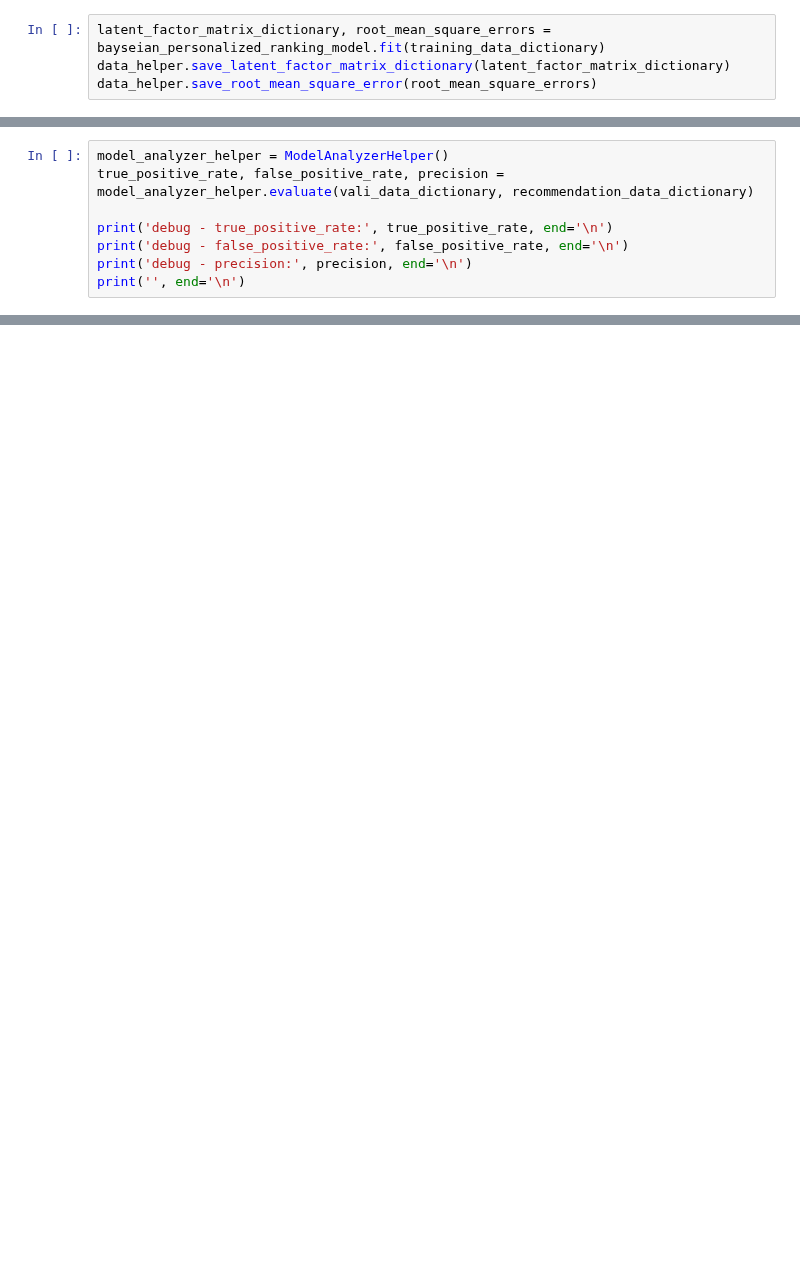
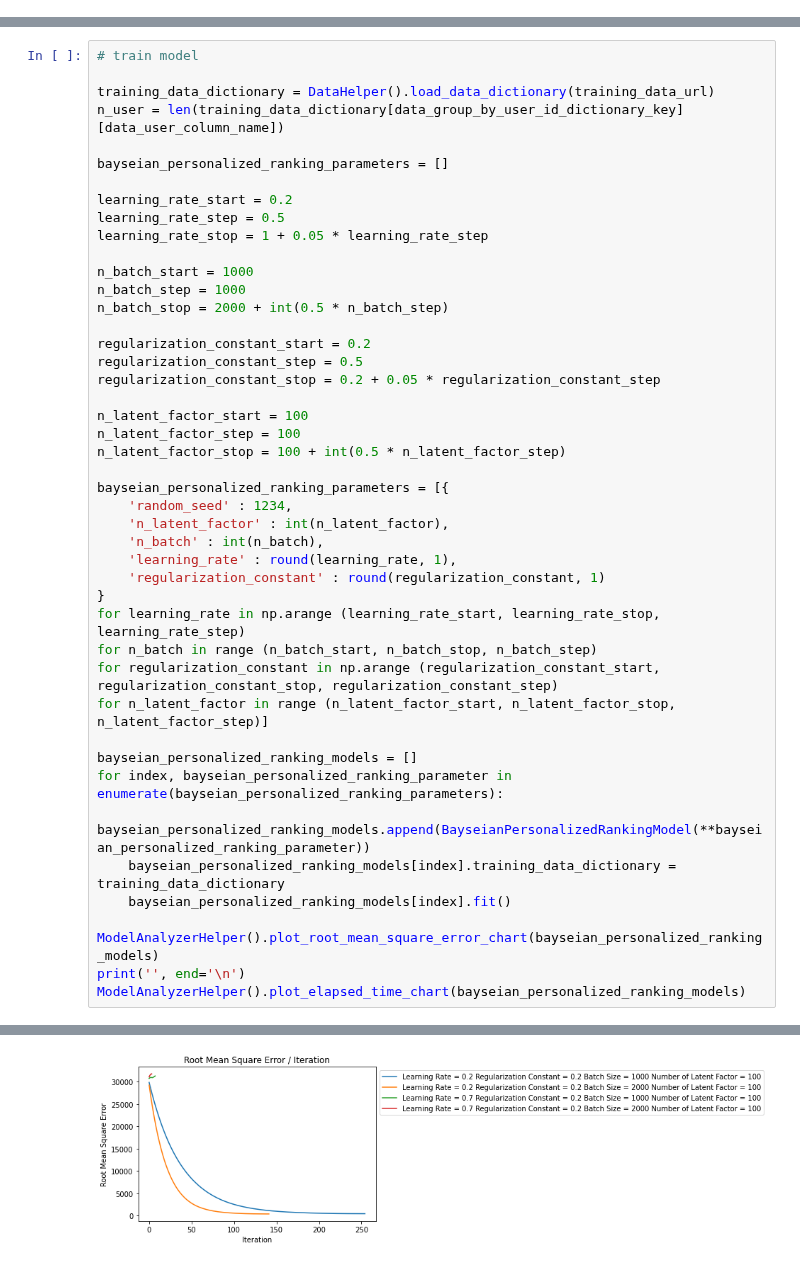
Before and after one commit to samohtwal/Bayesian-Personalized-Ranking, a Jupyter notebook: Bayesian_Personalized_Ranking.ipynb, the cells around one changed output, grey strips where cells are left out. Saved outputs shown, nothing was run; the diff lists cells and outputs as text; blank space fills up the shorter version.

```diff
--- a/Bayesian_Personalized_Ranking.ipynb
+++ b/Bayesian_Personalized_Ranking.ipynb
@@ -370,4 +312,0 @@ training_data_dictionary = data_helper.load_raw_data_dictionary(training_data_ur
-# %%
-latent_factor_matrix_dictionary, root_mean_square_errors = bayseian_personalized_ranking_model.fit(training_data_dictionary)
-data_helper.save_latent_factor_matrix_dictionary(latent_factor_matrix_dictionary)
-data_helper.save_root_mean_square_error(root_mean_square_errors)
@@ -442,8 +312,0 @@ KeyboardInterrupt: ignored
-# %%
-model_analyzer_helper = ModelAnalyzerHelper()
-true_positive_rate, false_positive_rate, precision = model_analyzer_helper.evaluate(vali_data_dictionary, recommendation_data_dictionary)
-
-print('debug - true_positive_rate:', true_positive_rate, end='\n')
-print('debug - false_positive_rate:', false_positive_rate, end='\n')
-print('debug - precision:', precision, end='\n')
-print('', end='\n')
@@ -468,0 +499,46 @@ KeyboardInterrupt: ignored
+# %%
+# train model
+
+training_data_dictionary = DataHelper().load_data_dictionary(training_data_url)
+n_user = len(training_data_dictionary[data_group_by_user_id_dictionary_key][data_user_column_name])
+
+bayseian_personalized_ranking_parameters = []
+
+learning_rate_start = 0.2
+learning_rate_step = 0.5
+learning_rate_stop = 1 + 0.05 * learning_rate_step
+
+n_batch_start = 1000
+n_batch_step = 1000
+n_batch_stop = 2000 + int(0.5 * n_batch_step)
+
+regularization_constant_start = 0.2
+regularization_constant_step = 0.5
+regularization_constant_stop = 0.2 + 0.05 * regularization_constant_step
+
+n_latent_factor_start = 100
+n_latent_factor_step = 100
+n_latent_factor_stop = 100 + int(0.5 * n_latent_factor_step)
+
+bayseian_personalized_ranking_parameters = [{
+    'random_seed' : 1234,
+    'n_latent_factor' : int(n_latent_factor),
+    'n_batch' : int(n_batch),
+    'learning_rate' : round(learning_rate, 1),
+    'regularization_constant' : round(regularization_constant, 1)
+}
+for learning_rate in np.arange (learning_rate_start, learning_rate_stop, learning_rate_step)
+for n_batch in range (n_batch_start, n_batch_stop, n_batch_step)
+for regularization_constant in np.arange (regularization_constant_start, regularization_constant_stop, regularization_constant_step)
+for n_latent_factor in range (n_latent_factor_start, n_latent_factor_stop, n_latent_factor_step)]
+
+bayseian_personalized_ranking_models = []
+for index, bayseian_personalized_ranking_parameter in enumerate(bayseian_personalized_ranking_parameters):
+    bayseian_personalized_ranking_models.append(BayseianPersonalizedRankingModel(**bayseian_personalized_ranking_parameter))
+    bayseian_personalized_ranking_models[index].training_data_dictionary = training_data_dictionary
+    bayseian_personalized_ranking_models[index].fit()
+
+ModelAnalyzerHelper().plot_root_mean_square_error_chart(bayseian_personalized_ranking_models)
+print('', end='\n')
+ModelAnalyzerHelper().plot_elapsed_time_chart(bayseian_personalized_ranking_models)
+# %% [output]
@@ -468,0 +562 @@ KeyboardInterrupt: ignored
+[figure, added]
```
Also changed, not shown: parts of 17 cells of this notebook.
